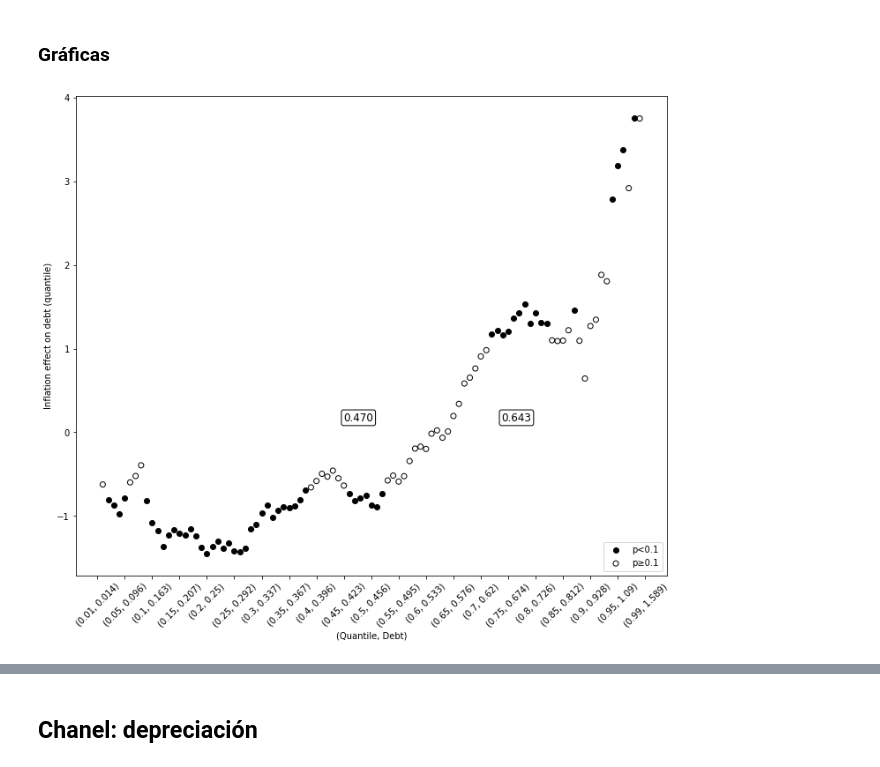
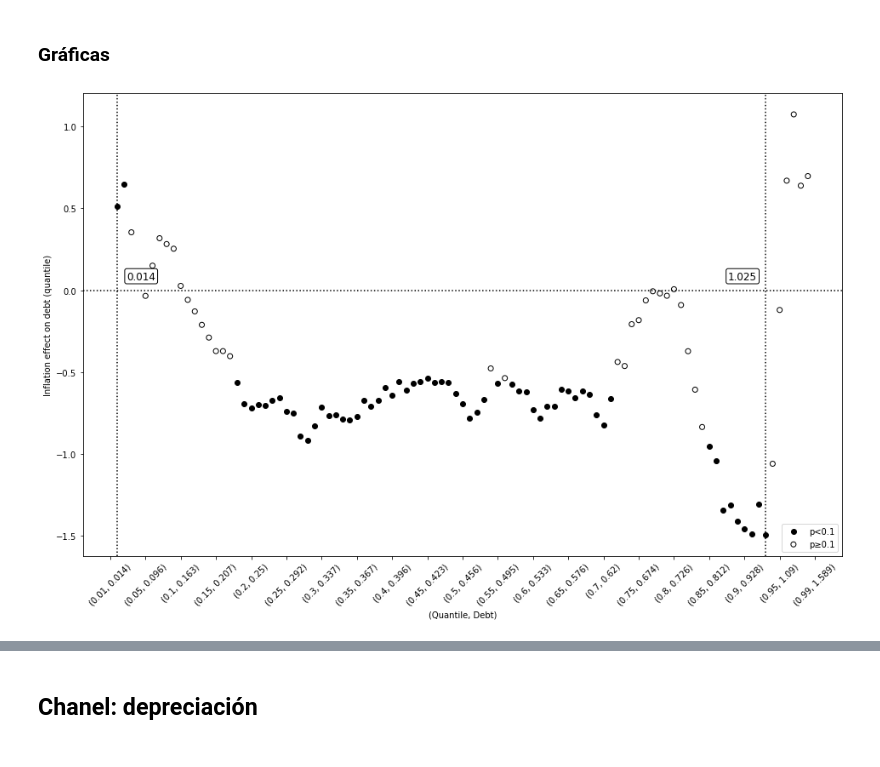
Before and after one commit to jguerrae/QuantilReg_InflationDebt, a Jupyter notebook: 3_ONE_SCRIPT.ipynb, the cells around one changed output, grey strips where cells are left out. Drawn from its saved outputs; the diff is of its cells as text; code cells hidden in the pictures.

```diff
--- a/3_ONE_SCRIPT.ipynb
+++ b/3_ONE_SCRIPT.ipynb
@@ -37,4 +37,4 @@ def formula_add(data):
 # %% [markdown]
 ## Organización de la base
 # %%
-# inf = pd.read_excel("INPUT/weo_Apr2023.xlsx")
+inf = pd.read_excel("INPUT/weo_Apr2023.xlsx")
@@ -244,15 +255,18 @@ os.makedirs(f'{results}/{INF}', exist_ok=True)
 
 dff["PI"] = dff[INF].copy()
 
+
 # dff[["PIA", "PI_IV", "PI"]]
 
 D = ["DEBT_GDP"]
 dfix = dff.copy()[["WEO_CODE", "ISO3", "DATE", "REGION", "LAC1", "LAC2"] + D + ["PI"] + C_DEUDA + C_INS + C_DEUDA_L ].dropna()
-dfix = dfix[dfix.DEBT_GDP<=2]
+dfix = dfix[dfix.DEBT_GDP<=200]
 dfix = dfix[["WEO_CODE", "DATE"]]
 dfr = dfix.merge(dff, "left", ["WEO_CODE", "DATE"])
+dfr["DEBT_GDP"] = dfr["DEBT_GDP"]/100
+dfr["PI"] = dfr["PI"]/100
 
-dfr["DH"] = dfr["DEBT_GDP"].apply(lambda x: 1 if x>=0.487 else 0)
+dfr["DH"] = dfr["DEBT_GDP"].apply(lambda x: 1 if x>=0.64 else 0)
 dfr["DH_PI"] = dfr["DH"]*dfr["PI"]
 # %%
 # dff.DEBT_GDP.plot(kind = "hist")
@@ -324,12 +338,12 @@ for i in modelos:
     try:
         result_df = pd.read_excel(i)
         ###################################################################################################################################################################
-        plt.figure(figsize=(12, 10))
+        plt.figure(figsize=(16, 10))
         ############################################################################################
         #SCATTER PLOT
         bins = [0, 0.01, 0.05, 0.1, 0.15, 0.2, 1]
         labels = [90, 70, 60, 40, 30, 20]
-        result_df['Slope'] = result_df['Slope']*100
+        result_df['Slope'] = result_df['Slope']
         result_df['pc'] = pd.cut(result_df['p-value'], bins=bins, labels=labels, include_lowest=True, right=False)
 
         result_df["significative"] = result_df["p-value"].apply(lambda x: 1 if x<0.1 else 0)
@@ -343,16 +357,21 @@ for i in modelos:
         ############################################################################################
         # LINEAS DE THRESHOLD
         # Add a vertical line at x = threshold.Quantile with a label
-        # plt.axhline(y=0, color='black', linestyle='dotted')  # Add a horizontal black dotted line at Y = 0
+        plt.axhline(y=0, color='black', linestyle='dotted')  # Add a horizontal black dotted line at Y = 0
 
-        # threshold_v = result_df[(result_df["significative"]==1) & (result_df["Slope"]<0)].iloc[-1]
-        # threshold = {'Quantile': threshold_v.Quantile, 'Quantile_value': threshold_v.Quantile_value}
-        # plt.axvline(x=threshold['Quantile'], color='black', linestyle='dotted')
+        try:
+
+            threshold_v = result_df[(result_df["significative"]==1) & (result_df["Slope"]<0)].iloc[-1]
+            threshold = {'Quantile': threshold_v.Quantile, 'Quantile_value': threshold_v.Quantile_value}
+            plt.axvline(x=threshold['Quantile'], color='black', linestyle='dotted')
 
 
-        # threshold_v2 = result_df[(result_df["significative"]==1) & (result_df["Slope"]>0)].iloc[0]
-        # threshold2 = {'Quantile': threshold_v2.Quantile, 'Quantile_value': threshold_v2.Quantile_value}
-        # plt.axvline(x=threshold2['Quantile'], color='black', linestyle='dotted')
+            threshold_v2 = result_df[(result_df["significative"]==1) & (result_df["Slope"]>0)].iloc[0]
+            threshold2 = {'Quantile': threshold_v2.Quantile, 'Quantile_value': threshold_v2.Quantile_value}
+            plt.axvline(x=threshold2['Quantile'], color='black', linestyle='dotted')
+
+        except:
+            None
 
 
         ############################################################################################
@@ -360,60 +379,62 @@ for i in modelos:
         plt.xlabel(f'(Quantile, Debt)')
         plt.ylabel(f'Inflation effect on debt (quantile)')
 
+        try:
+            plt.annotate(
+                f"{threshold['Quantile_value']:.3f}",
+                # f"q {threshold['Quantile']}, Debt: {threshold['Quantile_value']:.3f}",
+                xy=(threshold['Quantile'], 0),  # Position of the label
+                xytext=(-10, 10),  # Offset for label placement (adjust as needed)
+                textcoords='offset points',
+                ha='right',  # Horizontal alignment of the label
+                va='bottom',  # Vertical alignment of the label
+                color='black',  # Text color
+                fontsize=12,  # Text font size
+                bbox=dict(boxstyle='round,pad=0.2', edgecolor='black', facecolor='white')  # Label background
+                )
 
-        plt.annotate(
-            f"{threshold['Quantile_value']:.3f}",
-            # f"q {threshold['Quantile']}, Debt: {threshold['Quantile_value']:.3f}",
-            xy=(threshold['Quantile'], 0),  # Position of the label
-            xytext=(-10, 10),  # Offset for label placement (adjust as needed)
-            textcoords='offset points',
-            ha='right',  # Horizontal alignment of the label
-            va='bottom',  # Vertical alignment of the label
-            color='black',  # Text color
-            fontsize=12,  # Text font size
-            bbox=dict(boxstyle='round,pad=0.2', edgecolor='black', facecolor='white')  # Label background
-            )
+            plt.annotate(
+                f"{threshold2['Quantile_value']:.3f}",
+                # f"q {threshold['Quantile']}, Debt: {threshold['Quantile_value']:.3f}",
+                xy=(threshold2['Quantile'], 0),  # Position of the label
+                xytext=(45, 10),  # Offset for label placement (adjust as needed)
+                textcoords='offset points',
+                ha='right',  # Horizontal alignment of the label
+                va='bottom',  # Vertical alignment of the label
+                color='black',  # Text color
+                fontsize=12,  # Text font size
+                bbox=dict(boxstyle='round,pad=0.2', edgecolor='black', facecolor='white')  # Label background
+                )
 
-        plt.annotate(
-            f"{threshold2['Quantile_value']:.3f}",
-            # f"q {threshold['Quantile']}, Debt: {threshold['Quantile_value']:.3f}",
-            xy=(threshold2['Quantile'], 0),  # Position of the label
-            xytext=(45, 10),  # Offset for label placement (adjust as needed)
-            textcoords='offset points',
-            ha='right',  # Horizontal alignment of the label
-            va='bottom',  # Vertical alignment of the label
-            color='black',  # Text color
-            fontsize=12,  # Text font size
-            bbox=dict(boxstyle='round,pad=0.2', edgecolor='black', facecolor='white')  # Label background
-            )
+            plt.legend(scatterpoints=1, loc='lower right')
 
-
-        plt.legend(scatterpoints=1, loc='lower right')
+        except:
+            None
 
         ############################################################################################
         ymax = round(result_df["Slope"].max() + result_df["Slope"].std()/2,1)
         ymin = round(result_df["Slope"].min() - result_df["Slope"].std()/2,1)
 
-        # ymax, ymin = 1.5, -0.6
+        # ymax, ymin = 4, -2
         # ymax, ymin = 0.7, -0.2
         # plt.ylim(ymin, ymax)
-        # plt.yticks(np.arange(ymin, ymax, 0.05))  # Set custom y-axis ticks with 0.05 unit jumps
+        # plt.yticks(np.arange(ymin, ymax, 0.2))  # Set custom y-axis ticks with 0.05 unit jumps
 
         qsticks= [0.01, 0.05, 0.10, 0.15, 0.20, 0.25, 0.30, 0.35, 0.40, 0.45, 0.50, 0.55, 0.60, 0.65, 0.70, 0.75, 0.80, 0.85, 0.90, 0.95, 0.99]
         df_tick = result_df[result_df["Quantile"].isin(qsticks)]
         custom_xticks = [(round(qs,3), round(qv,3)) for qs, qv in zip(df_tick['Quantile'], df_tick['Quantile_value'])]
         plt.xticks(np.arange(0, 1.05, 0.05), custom_xticks,rotation=45)  # Include rotation for better visibility
 
 
         # plt.scatter(result_df['Quantile'], result_df['freq']) #PONLE ACÁ EL EJE Y DEL LADO DERECHO
 
         # plt.legend()
         # plt.grid(True)
         plt.savefig(i.replace(".xlsx", ".jpeg"), dpi = 300, bbox_inches='tight')
         plt.grid(False)
         plt.show()
 
     except:
         None
 # %% [output]
-[figure, old version]
+[figure, new version]
```
Also changed, not shown: parts of 6 cells of this notebook.
